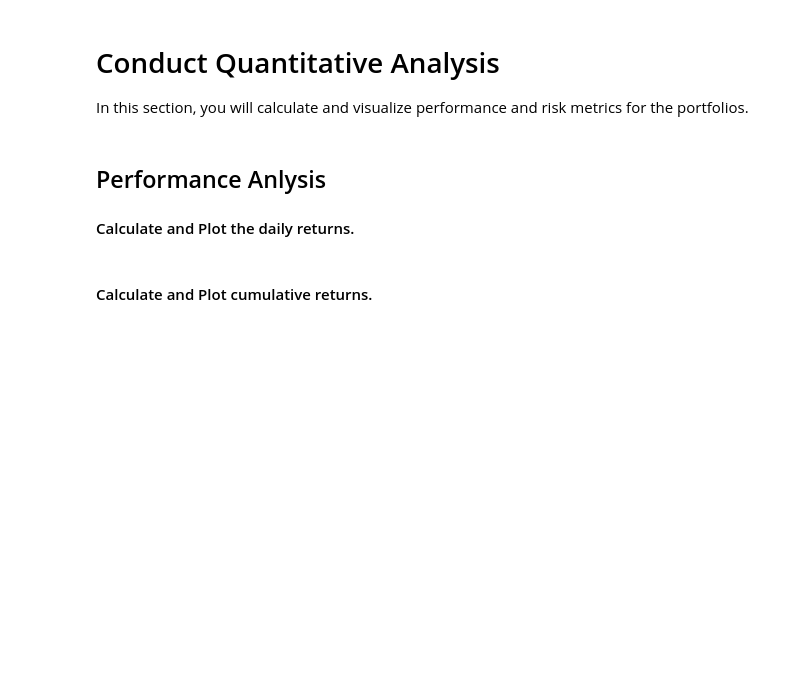
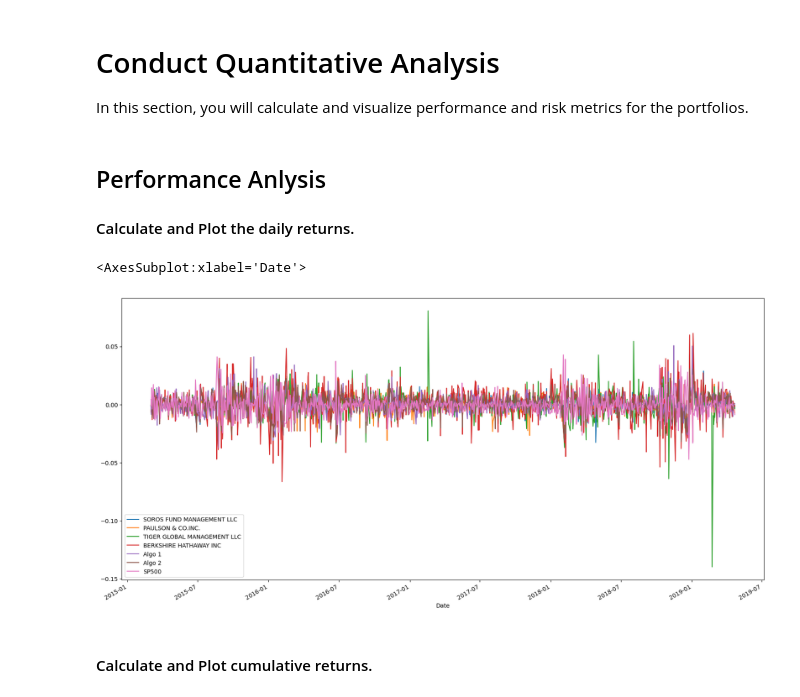
Before and after one commit to LeandroHugo/Analysis-Notebook-M4, a Jupyter notebook: whale_analysis.ipynb, the cells around one changed output. Cells and saved outputs as stored; diff of their text form; code cells hidden in the pictures; blank space fills up the shorter version.

Commit message:
WhaleAna1.0C

```diff
--- a/whale_analysis.ipynb
+++ b/whale_analysis.ipynb
@@ -119,2 +129,4 @@ sp500_history = pd.read_csv("Resources/sp500_history.csv", index_col="Date", par
 # %%
 # Calculate Daily Returns
+sp500_daily_returns = sp500_history.pct_change()
+sp500_daily_returns
@@ -121,8 +148,12 @@ sp500_history = pd.read_csv("Resources/sp500_history.csv", index_col="Date", par
 # %%
 # Drop nulls
+sp500_daily_returns_clean = sp500_daily_returns.dropna()
 # %%
 # Rename `Close` Column to be specific to this portfolio.
+sp500_daily_returns_clean = sp500_daily_returns_clean.rename(columns={'Close': 'SP500'})
 # %% [markdown]
 ## Combine Whale, Algorithmic, and S&P 500 Returns
 # %%
 # Join Whale Returns, Algorithmic Returns, and the S&P 500 Returns into a single DataFrame with columns for each portfolio's returns.
+combined_returns = pd.concat([whale_returns_clean, algo_returns_clean, sp500_daily_returns_clean], axis='columns', join='inner')
+combined_returns
@@ -138,6 +184,10 @@ In this section, you will calculate and visualize performance and risk metrics f
 #### Calculate and Plot the daily returns.
 # %%
 # Plot daily returns of all portfolios
+combined_returns.plot(figsize=(20,10))
+# %% [output]
+<AxesSubplot:xlabel='Date'>
+[figure, added]
 # %% [markdown]
 #### Calculate and Plot cumulative returns.
 # %%
```
Also changed, not shown: parts of 14 cells of this notebook.
